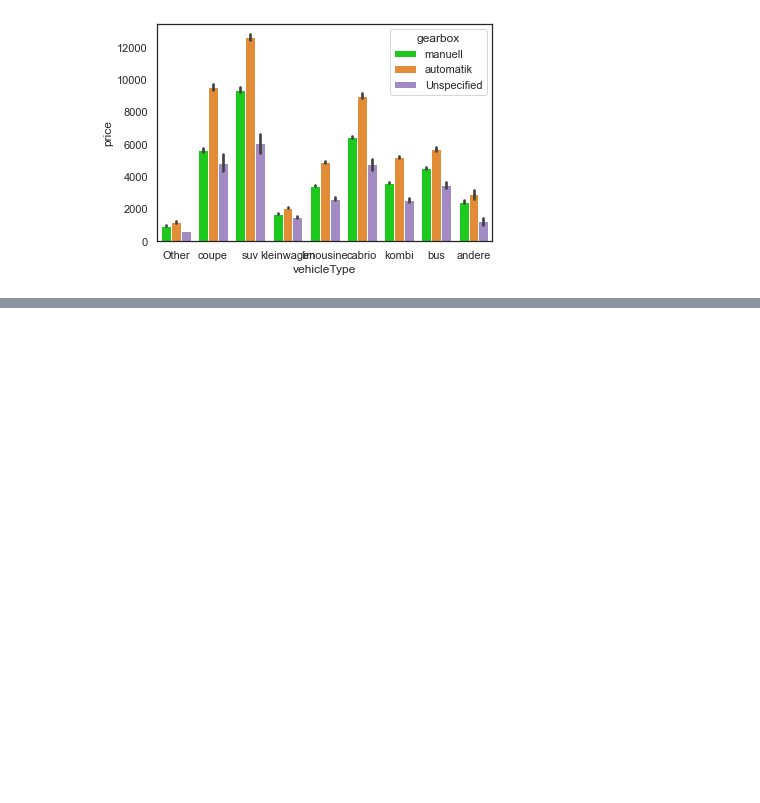
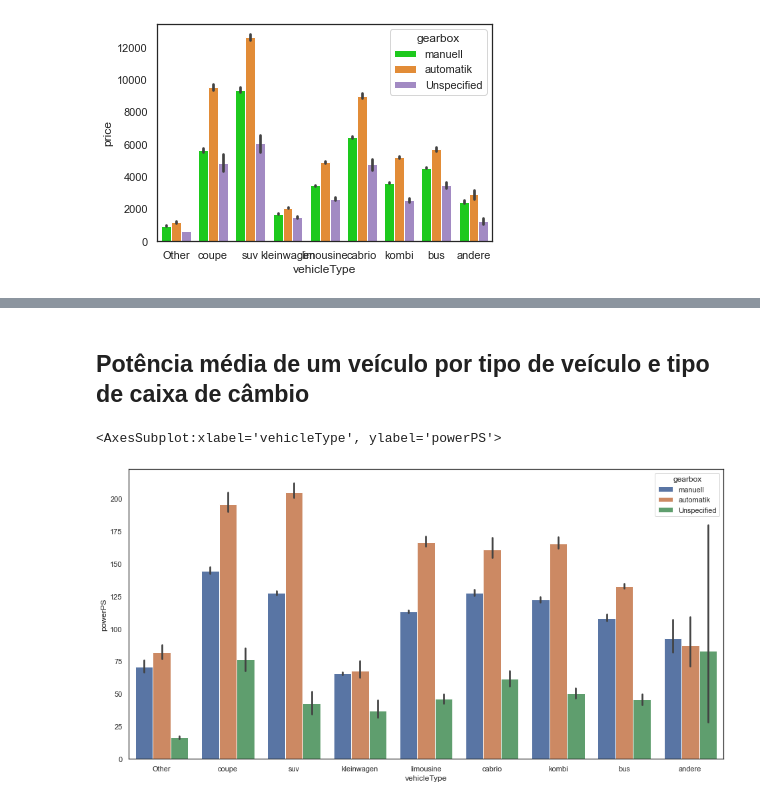
Before and after one commit to lunarti/kernels-datascience, a Jupyter notebook: exploration-analytics/projeto2.ipynb, the cells around one changed output, grey strips where cells are left out. Cells and saved outputs as stored; diff of their text form; code cells hidden in the pictures; blank space fills up the shorter version.

```diff
--- a/exploration-analytics/projeto2.ipynb
+++ b/exploration-analytics/projeto2.ipynb
@@ -58,0 +77,9 @@ sns.barplot(x="vehicleType", y="price",hue="gearbox", palette=colors, data=df)
+# %% [markdown]
+## Potência média de um veículo por tipo de veículo e tipo de caixa de câmbio
+# %%
+plt.figure(figsize=(16,8))
+colors = ["#00e600", "#ff8c1a","#a180cc"]
+sns.barplot(x="vehicleType", y="powerPS",hue="gearbox", data=df)
+# %% [output]
+<AxesSubplot:xlabel='vehicleType', ylabel='powerPS'>
+[figure, added]
```
Also changed, not shown: parts of 9 cells of this notebook.
